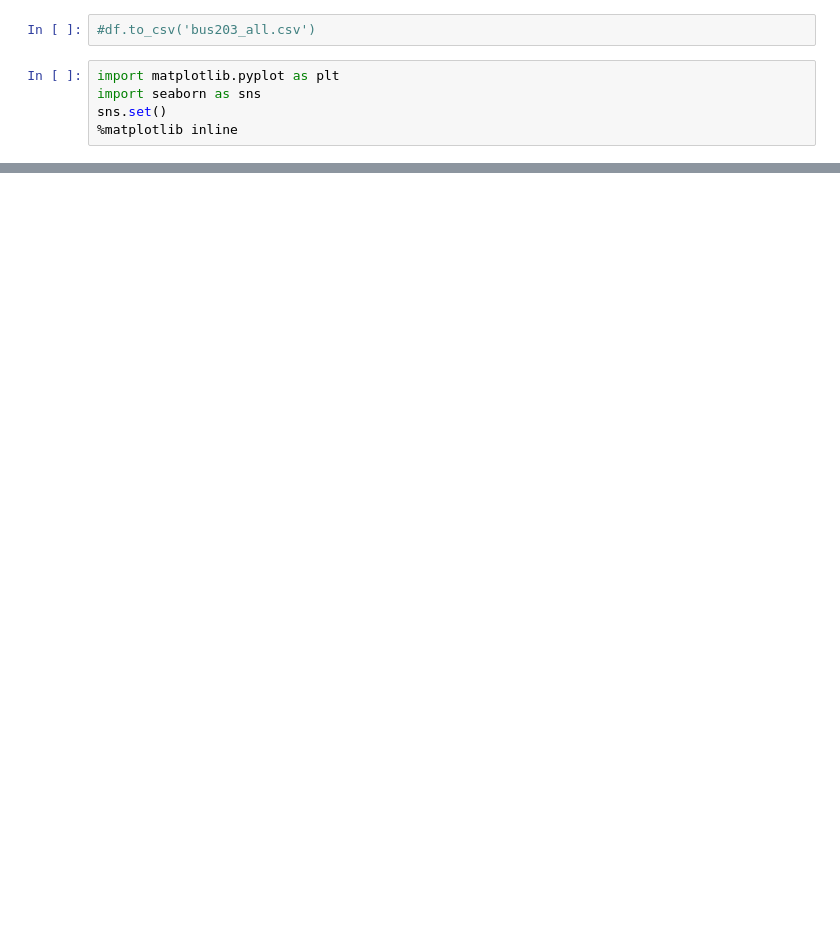
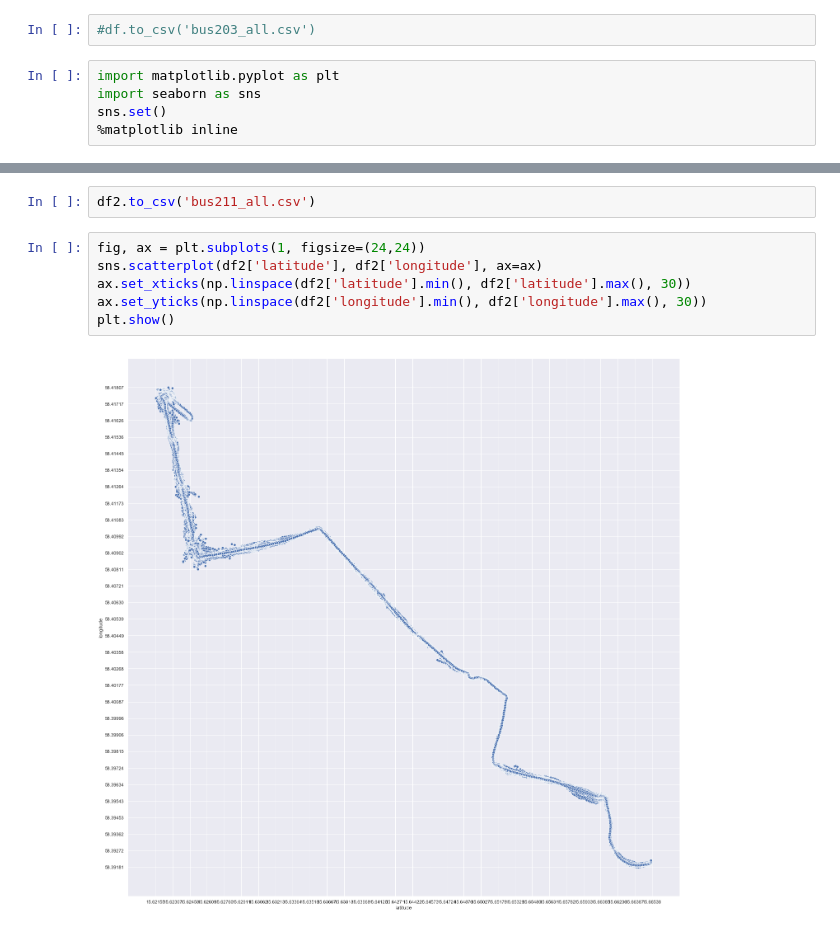
Before and after one commit to M20190649/TDDE19-bus-arrival-time, a Jupyter notebook: inspect_journey.ipynb, the cells around one changed output, grey strips where cells are left out. Saved outputs shown, nothing was run; the diff lists cells and outputs as text; blank space fills up the shorter version.

```diff
--- a/inspect_journey.ipynb
+++ b/inspect_journey.ipynb
@@ -187,0 +234,10 @@ array([366])
+# %%
+df2.to_csv('bus211_all.csv')
+# %%
+fig, ax = plt.subplots(1, figsize=(24,24))
+sns.scatterplot(df2['latitude'], df2['longitude'], ax=ax)
+ax.set_xticks(np.linspace(df2['latitude'].min(), df2['latitude'].max(), 30))
+ax.set_yticks(np.linspace(df2['longitude'].min(), df2['longitude'].max(), 30))
+plt.show()
+# %% [output]
+[figure, added]
```
Also changed, not shown: parts of 56 cells of this notebook.
